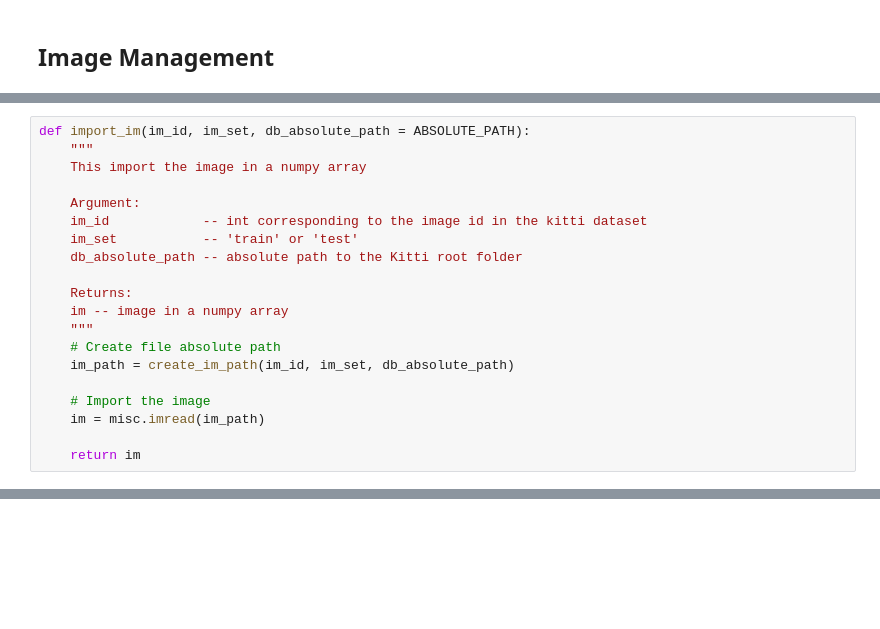
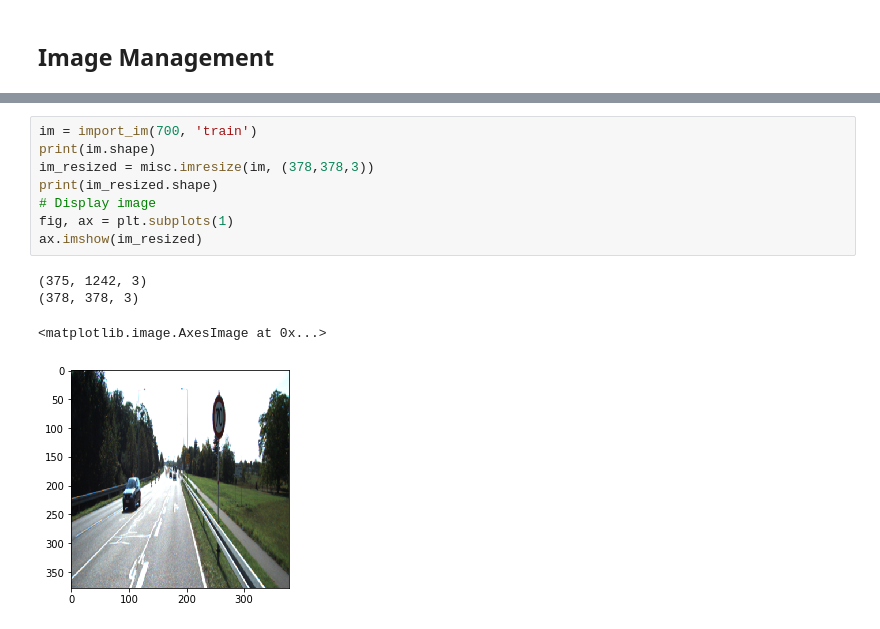
Before and after one commit to LucasVandroux/KittiPy, a Jupyter notebook: kitti_utils_notebook.ipynb, the cells around one changed output, grey strips where cells are left out. Saved outputs shown, nothing was run; the diff lists cells and outputs as text; blank space fills up the shorter version.

```diff
--- a/kitti_utils_notebook.ipynb
+++ b/kitti_utils_notebook.ipynb
@@ -256,20 +91,0 @@ def create_im_path(im_id, im_set, db_absolute_path = ABSOLUTE_PATH):
-# %%
-def import_im(im_id, im_set, db_absolute_path = ABSOLUTE_PATH):
-    """
-    This import the image in a numpy array
-
-    Argument:
-    im_id            -- int corresponding to the image id in the kitti dataset
-    im_set           -- 'train' or 'test'
-    db_absolute_path -- absolute path to the Kitti root folder
-
-    Returns:
-    im -- image in a numpy array
-    """
-    # Create file absolute path
-    im_path = create_im_path(im_id, im_set, db_absolute_path)
-
-    # Import the image
-    im = misc.imread(im_path)
-
-    return im
@@ -362 +92,14 @@ def display_im(im_id, im_set, display_boxes = True, display_info = True,
+# %%
+im = import_im(700, 'train')
+print(im.shape)
+im_resized = misc.imresize(im, (378,378,3))
+print(im_resized.shape)
+# Display image
+fig, ax = plt.subplots(1)
+ax.imshow(im_resized)
+# %% [output]
+(375, 1242, 3)
+(378, 378, 3)
+<matplotlib.image.AxesImage at 0x...>
+[figure, added]
 # %%
```
Also changed, not shown: parts of 10 cells of this notebook, 1 other file.
